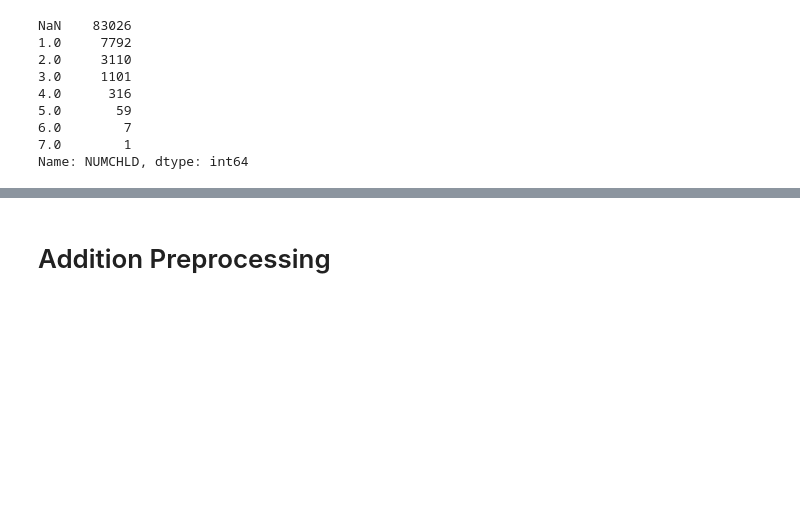
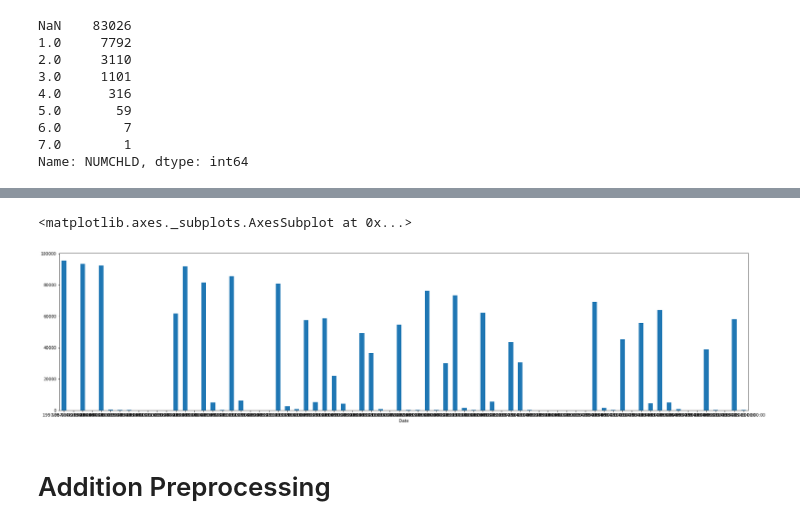
Before and after one commit to chalendony/rlearn_exploration, a Jupyter notebook: notebook/Data_Exploration.ipynb, the cells around one changed output, grey strips where cells are left out. Cells and saved outputs as stored; diff of their text form; code cells hidden in the pictures; blank space fills up the shorter version.

Commit message:
promotions

```diff
--- a/notebook/Data_Exploration.ipynb
+++ b/notebook/Data_Exploration.ipynb
@@ -202,0 +152,3 @@ Name: ADATE_8, dtype: int64
+# %%
+promotions = {2:'97NK',3:'96NK',4:'96TK' ,5:'96SK',6:'96LL',7:'96G1',8:'96GK',9:'96CC' ,10:'96WL',11:'96X1' ,12:'96XK' ,13:'95FS' ,14:'95NK',15:'95TK' ,16:'95LL',17:'95G1' ,18:'95GK',19:'95CC',20:'95WL' ,21:'95X1' ,22:'95XK' ,23:'94FS' ,24:'94NK'}
+print(promotions)
@@ -202,0 +157,20 @@ Name: ADATE_8, dtype: int64
+# %%
+lst = []
+
+for m in maildate:
+    postfix = m.split('_')[1]
+    code = promotions[int(postfix)]
+    for date, amount in df[m].value_counts().iteritems():
+        year = str(date)[0:2]
+        month = str(date)[2:4]
+        entry = {}
+        entry['code'] = code
+        entry['postfix'] = postfix
+        entry['amount'] = amount
+        entry['year'] = 1900 + int(year)
+        entry['month'] = month
+        entry['datestr'] = pd.to_datetime(str(entry['year'])+entry['month'], format='%Y%m', errors='ignore')
+        lst.append(entry)
+promo = pd.DataFrame(lst)
+# %%
+promo['Date']= pd.to_datetime(promo['datestr'])
@@ -203,3 +197,12 @@ Name: ADATE_8, dtype: int64
+# %%
+#plot data
+fig, ax = plt.subplots(figsize=(30,7))
+ax.xaxis.set_major_locator(mdates.YearLocator())
+ax.xaxis.set_major_formatter(mdates.DateFormatter('%y'))
+promo['amount'].plot(ax=ax, kind='bar')
+# %% [output]
+<matplotlib.axes._subplots.AxesSubplot at 0x...>
+[figure, added]
 # %% [markdown]
 # Addition Preprocessing
 # %% [markdown]
```
Also changed, not shown: parts of 8 cells of this notebook.
